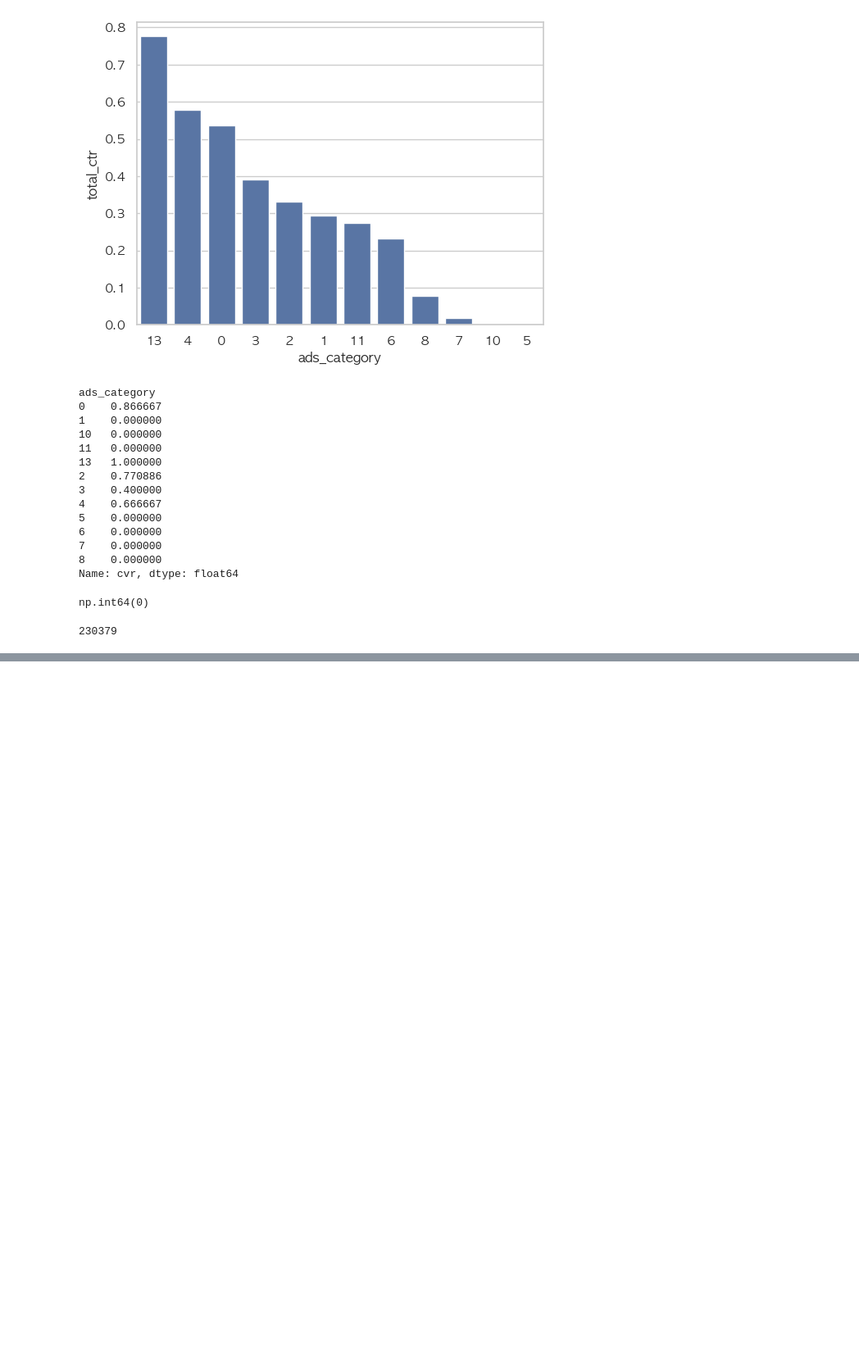
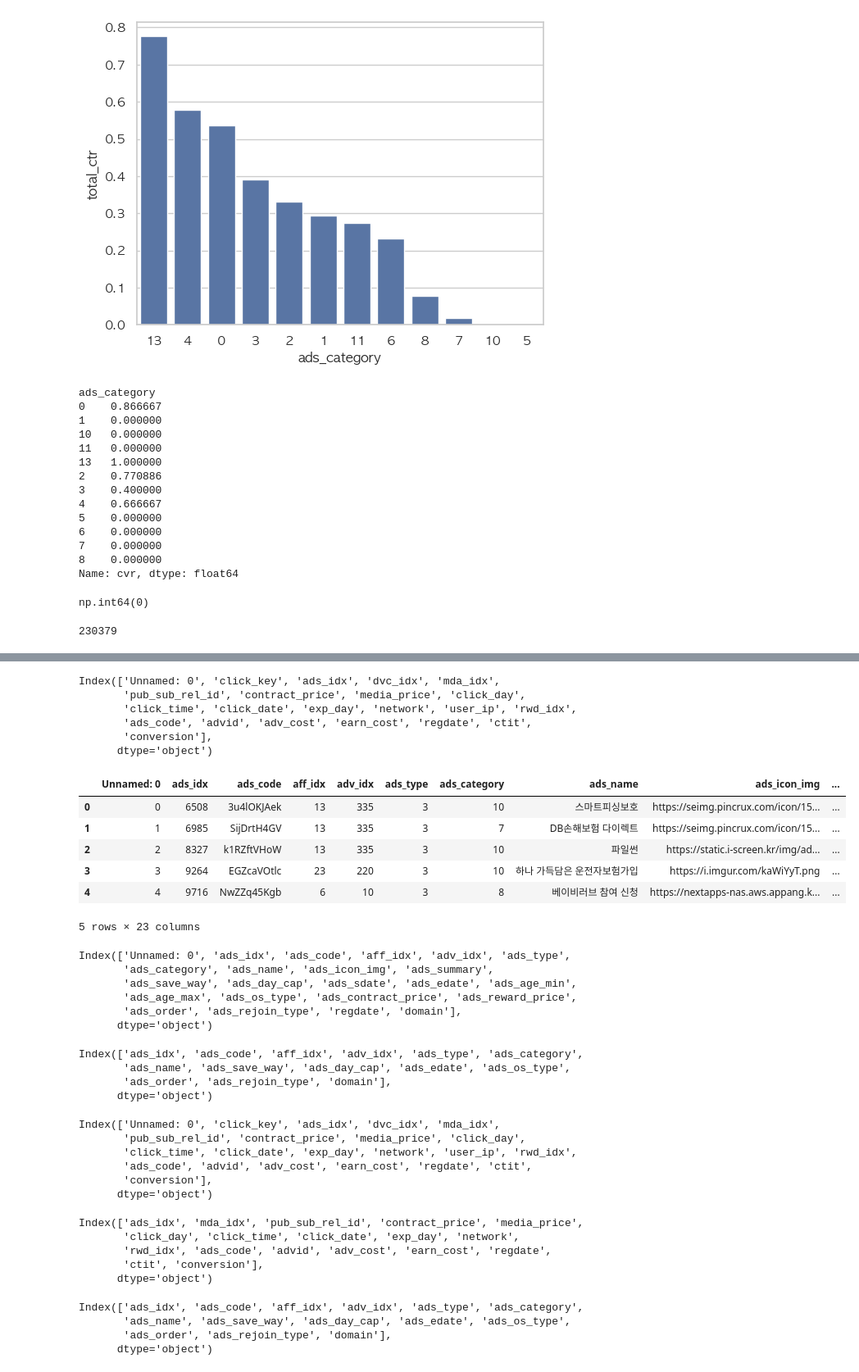
Before and after one commit to sese7414/reward_ads_project, a Jupyter notebook: Sehee/preprocessing.ipynb, the cells around one changed output, grey strips where cells are left out. Shown at 82% size. Saved outputs shown, nothing was run; the diff lists cells and outputs as text; code cells hidden in the pictures; blank space fills up the shorter version.

```diff
--- a/Sehee/preprocessing.ipynb
+++ b/Sehee/preprocessing.ipynb
@@ -42,5 +42,6 @@ Data columns (total 30 columns):
 dtypes: int64(12), object(18)
 memory usage: 101.9+ MB
 # %%
+pd.set_option('display.max_rows', 1000)
 ad_list.loc[ad_list['delyn'] == 'Y', ['ads_type', 'ads_name', 'ads_sdate', 'ads_edate', 'regdate']]
 # %% [output]
@@ -1635,0 +1638,29 @@ Box(children=(HTML(value='\n<div id="ifr-pyg-00063db90c9973aapS03nmf651INFjzJ" s
+# %%
+part_earn
+# %% [output]
+Index(['Unnamed: 0', 'click_key', 'ads_idx', 'dvc_idx', 'mda_idx',
+       'pub_sub_rel_id', 'contract_price', 'media_price', 'click_day',
+       'click_time', 'click_date', 'exp_day', 'network', 'user_ip', 'rwd_idx',
+       'ads_code', 'advid', 'adv_cost', 'earn_cost', 'regdate', 'ctit',
+       'conversion'],
+      dtype='object')
+# %%
+domain = pd.read_csv("/Users/t2023-m0052/Documents/GitHub/final_project/data/광고도메인리스트.csv")
+domain.head()
+# %% [output]
+|  | Unnamed: 0 | ads_idx | ads_code | aff_idx | adv_idx | ads_type | ads_category | ads_name | ads_icon_img | ... |
+| 0 | 0 | 6508 | 3u4lOKJAek | 13 | 335 | 3 | 10 | 스마트피싱보호 | https://seimg.pincrux.com/icon/15... | ... |
+| 1 | 1 | 6985 | SijDrtH4GV | 13 | 335 | 3 | 7 | DB손해보험 다이렉트 | https://seimg.pincrux.com/icon/15... | ... |
+| 2 | 2 | 8327 | k1RZftVHoW | 13 | 335 | 3 | 10 | 파일썬 | https://static.i-screen.kr/img/ad... | ... |
+| 3 | 3 | 9264 | EGZcaVOtlc | 23 | 220 | 3 | 10 | 하나 가득담은 운전자보험가입 | https://i.imgur.com/kaWiYyT.png | ... |
+| 4 | 4 | 9716 | NwZZq45Kgb | 6 | 10 | 3 | 8 | 베이비러브 참여 신청 | https://nextapps-nas.aws.appang.k... | ... |
+5 rows × 23 columns
+# %%
+domain.columns
+# %% [output]
+Index(['Unnamed: 0', 'ads_idx', 'ads_code', 'aff_idx', 'adv_idx', 'ads_type',
+       'ads_category', 'ads_name', 'ads_icon_img', 'ads_summary',
+       'ads_save_way', 'ads_day_cap', 'ads_sdate', 'ads_edate', 'ads_age_min',
+       'ads_age_max', 'ads_os_type', 'ads_contract_price', 'ads_reward_price',
+       'ads_order', 'ads_rejoin_type', 'regdate', 'domain'],
+      dtype='object')
@@ -1635,0 +1670,16 @@ Box(children=(HTML(value='\n<div id="ifr-pyg-00063db90c9973aapS03nmf651INFjzJ" s
+# %%
+cl_domain.columns
+# %% [output]
+Index(['ads_idx', 'ads_code', 'aff_idx', 'adv_idx', 'ads_type', 'ads_category',
+       'ads_name', 'ads_save_way', 'ads_day_cap', 'ads_edate', 'ads_os_type',
+       'ads_order', 'ads_rejoin_type', 'domain'],
+      dtype='object')
+# %%
+part_earn.columns
+# %% [output]
+Index(['Unnamed: 0', 'click_key', 'ads_idx', 'dvc_idx', 'mda_idx',
+       'pub_sub_rel_id', 'contract_price', 'media_price', 'click_day',
+       'click_time', 'click_date', 'exp_day', 'network', 'user_ip', 'rwd_idx',
+       'ads_code', 'advid', 'adv_cost', 'earn_cost', 'regdate', 'ctit',
+       'conversion'],
+      dtype='object')
@@ -1635,0 +1688,15 @@ Box(children=(HTML(value='\n<div id="ifr-pyg-00063db90c9973aapS03nmf651INFjzJ" s
+# %%
+cl_part_earn.columns
+# %% [output]
+Index(['ads_idx', 'mda_idx', 'pub_sub_rel_id', 'contract_price', 'media_price',
+       'click_day', 'click_time', 'click_date', 'exp_day', 'network',
+       'rwd_idx', 'ads_code', 'advid', 'adv_cost', 'earn_cost', 'regdate',
+       'ctit', 'conversion'],
+      dtype='object')
+# %%
+cl_domain.columns
+# %% [output]
+Index(['ads_idx', 'ads_code', 'aff_idx', 'adv_idx', 'ads_type', 'ads_category',
+       'ads_name', 'ads_save_way', 'ads_day_cap', 'ads_edate', 'ads_os_type',
+       'ads_order', 'ads_rejoin_type', 'domain'],
+      dtype='object')
```
Also changed, not shown: parts of 9 cells of this notebook, 1 other file.
